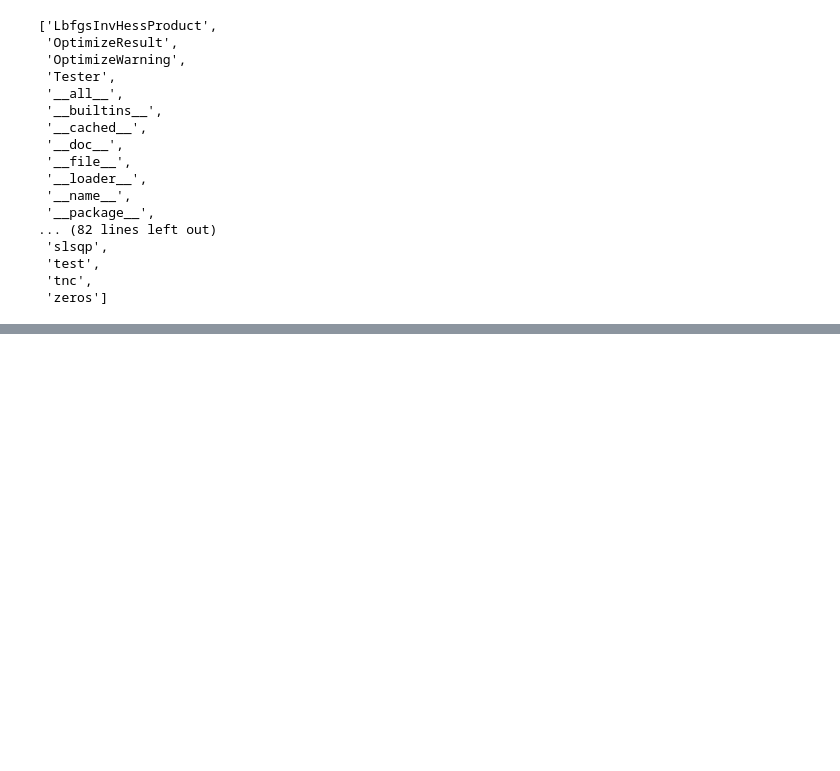
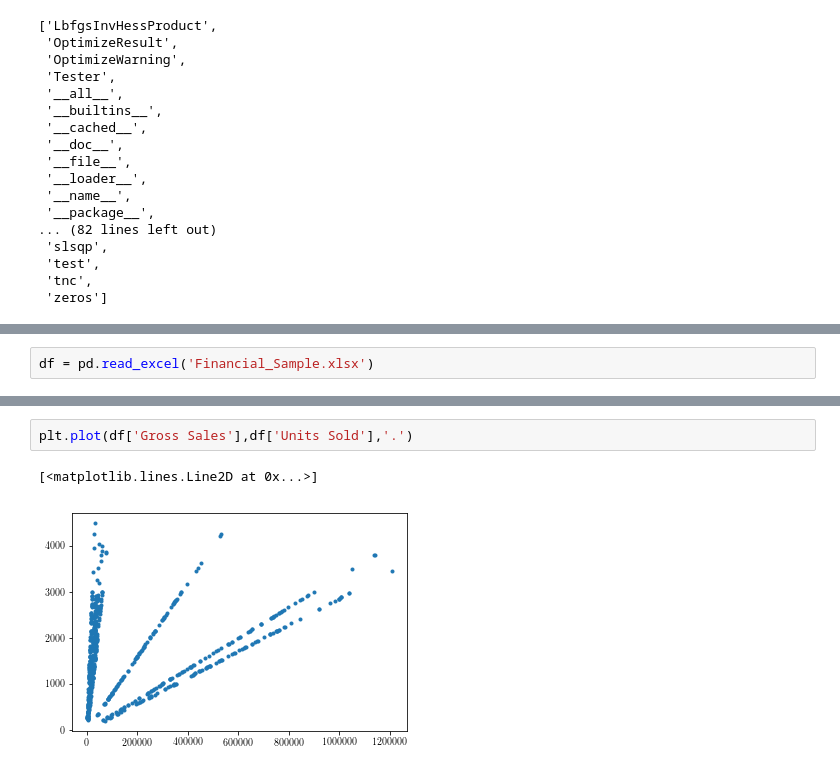
Before and after one commit to josephcslater/JupyterExamples, a Jupyter notebook: Newton_Raphson.ipynb, the cells around one changed output, grey strips where cells are left out. Drawn from its saved outputs; the diff is of its cells as text; blank space fills up the shorter version.

```diff
--- a/Newton_Raphson.ipynb
+++ b/Newton_Raphson.ipynb
@@ -226,0 +262,2 @@ locals()[function_name]
+# %%
+df = pd.read_excel('Financial_Sample.xlsx')
@@ -226,0 +285,5 @@ locals()[function_name]
+# %%
+plt.plot(df['Gross Sales'],df['Units Sold'],'.')
+# %% [output]
+[<matplotlib.lines.Line2D at 0x...>]
+[figure, added]
```
Also changed, not shown: parts of 11 cells of this notebook, 1 other file.
